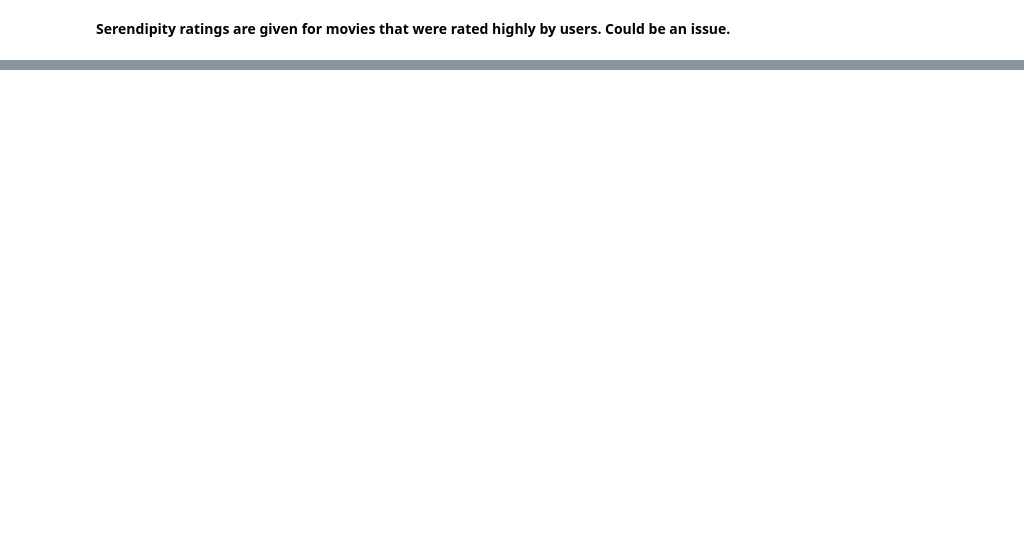
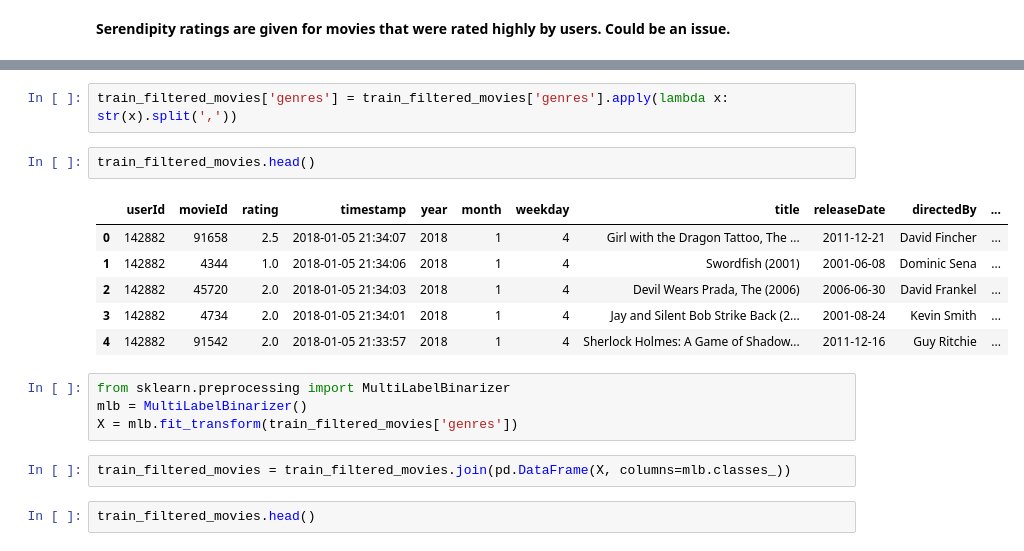
Before and after one commit to SanchayniB/Serendipitous-Recommender-System, a Jupyter notebook: EDA/EDA.ipynb, the cells around one changed output, grey strips where cells are left out. Drawn from its saved outputs; the diff is of its cells as text; blank space fills up the shorter version.

```diff
--- a/EDA/EDA.ipynb
+++ b/EDA/EDA.ipynb
@@ -364,0 +312,19 @@ plt.show()
+# %%
+train_filtered_movies['genres'] = train_filtered_movies['genres'].apply(lambda x: str(x).split(','))
+# %%
+train_filtered_movies.head()
+# %% [output]
+|  | userId | movieId | rating | timestamp | year | month | weekday | title | releaseDate | directedBy | ... |
+| 0 | 142882 | 91658 | 2.5 | 2018-01-05 21:34:07 | 2018 | 1 | 4 | Girl with the Dragon Tattoo, The ... | 2011-12-21 | David Fincher | ... |
+| 1 | 142882 | 4344 | 1.0 | 2018-01-05 21:34:06 | 2018 | 1 | 4 | Swordfish (2001) | 2001-06-08 | Dominic Sena | ... |
+| 2 | 142882 | 45720 | 2.0 | 2018-01-05 21:34:03 | 2018 | 1 | 4 | Devil Wears Prada, The (2006) | 2006-06-30 | David Frankel | ... |
+| 3 | 142882 | 4734 | 2.0 | 2018-01-05 21:34:01 | 2018 | 1 | 4 | Jay and Silent Bob Strike Back (2... | 2001-08-24 | Kevin Smith | ... |
+| 4 | 142882 | 91542 | 2.0 | 2018-01-05 21:33:57 | 2018 | 1 | 4 | Sherlock Holmes: A Game of Shadow... | 2011-12-16 | Guy Ritchie | ... |
+# %%
+from sklearn.preprocessing import MultiLabelBinarizer
+mlb = MultiLabelBinarizer()
+X = mlb.fit_transform(train_filtered_movies['genres'])
+# %%
+train_filtered_movies = train_filtered_movies.join(pd.DataFrame(X, columns=mlb.classes_))
+# %%
+train_filtered_movies.head()
```
Also changed, not shown: parts of 61 cells of this notebook, 2 other files.
